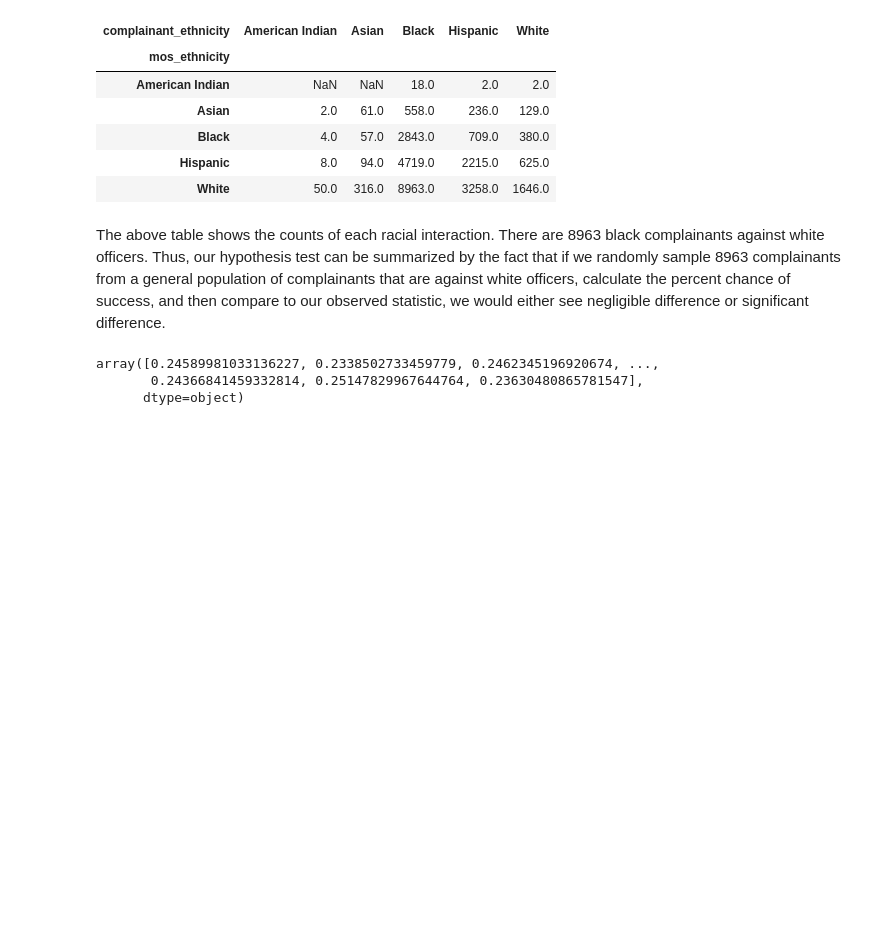
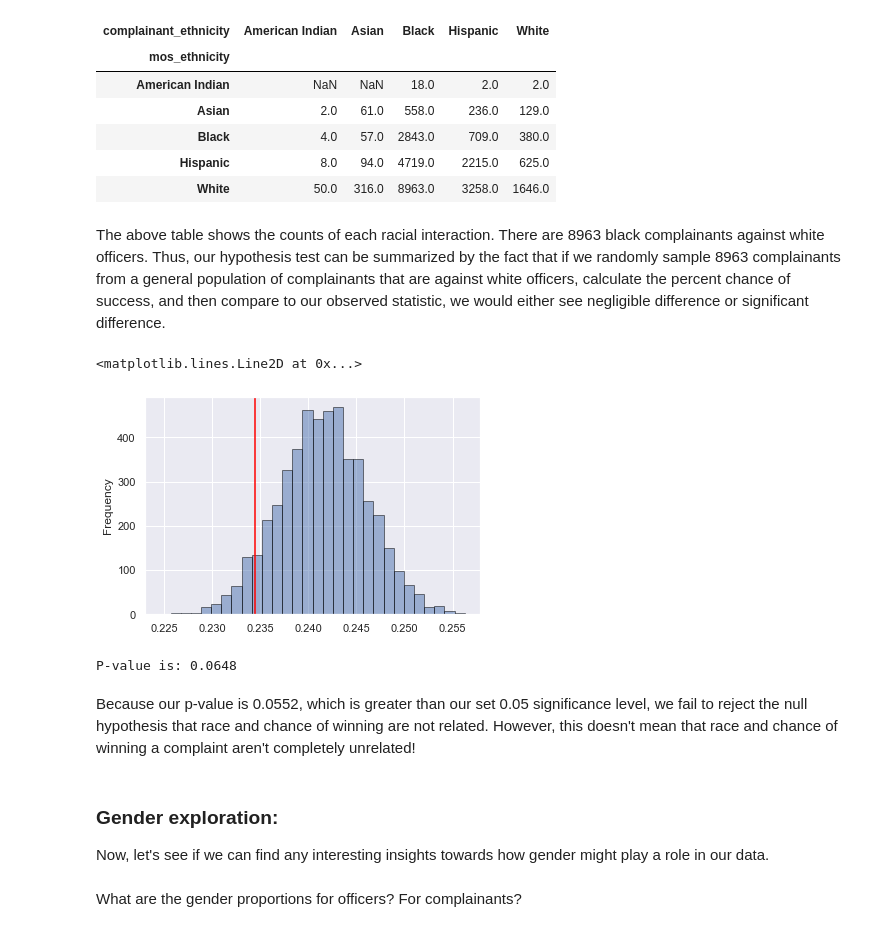
Before and after one commit to RyanHUNGry/nypd-civilian-complaints-EDA, a Jupyter notebook: notebook.ipynb, the cells around one changed output. Saved outputs shown, nothing was run; the diff lists cells and outputs as text; code cells hidden in the pictures; blank space fills up the shorter version.

```diff
--- a/notebook.ipynb
+++ b/notebook.ipynb
@@ -465,11 +492,24 @@ ethnicity_counts_pivot_table
 The above table shows the counts of each racial interaction. There are 8963 black complainants against white officers. Thus, our hypothesis test can be summarized by the fact that if we randomly sample 8963 complainants from a general population of complainants that are against white officers, calculate the percent chance of success, and then compare to our observed statistic, we would either see negligible difference or significant difference.
 # %%
 def racial_hypoth(cleaned, N):
+    obs = ethnicity_pivot_table.loc['White', 'Black']
     only_white_officer = cleaned[(cleaned['mos_ethnicity'] == 'White') & (~cleaned['mos_ethnicity'].isna())]['did_win_case']
     probabilities = np.random.choice(only_white_officer, size = (N, 8963)).mean(axis = 1)
-    return probabilities
-racial_hypoth(cleaned, 3000)
+    return probabilities, np.mean(probabilities <= obs), obs
+probabilities, p_val, obs = racial_hypoth(cleaned, 5000)
+ax = pd.Series(probabilities).plot(kind = 'hist', bins = 30, ec = 'black', alpha = .5)
+plt.axvline(obs, color = 'red')
 # %% [output]
-array([0.24589981033136227, 0.2338502733459779, 0.2462345196920674, ...,
-       0.24366841459332814, 0.25147829967644764, 0.23630480865781547],
-      dtype=object)
+<matplotlib.lines.Line2D at 0x...>
+[figure, added]
+# %%
+print("P-value is: {}".format(p_val))
+# %% [output]
+P-value is: 0.0648
+# %% [markdown]
+Because our p-value is 0.0552, which is greater than our set 0.05 significance level, we fail to reject the null hypothesis that race and chance of winning are not related. However, this doesn't mean that race and chance of winning a complaint aren't completely unrelated!
+# %% [markdown]
+### Gender exploration:
+Now, let's see if we can find any interesting insights towards how gender might play a role in our data.
+# %% [markdown]
+What are the gender proportions for officers? For complainants?
```
Also changed, not shown: parts of 18 cells of this notebook.
